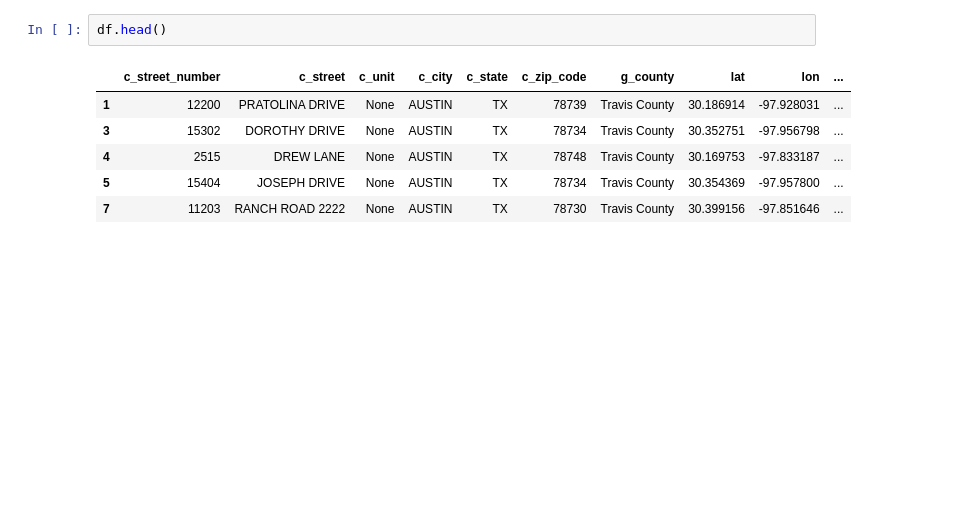
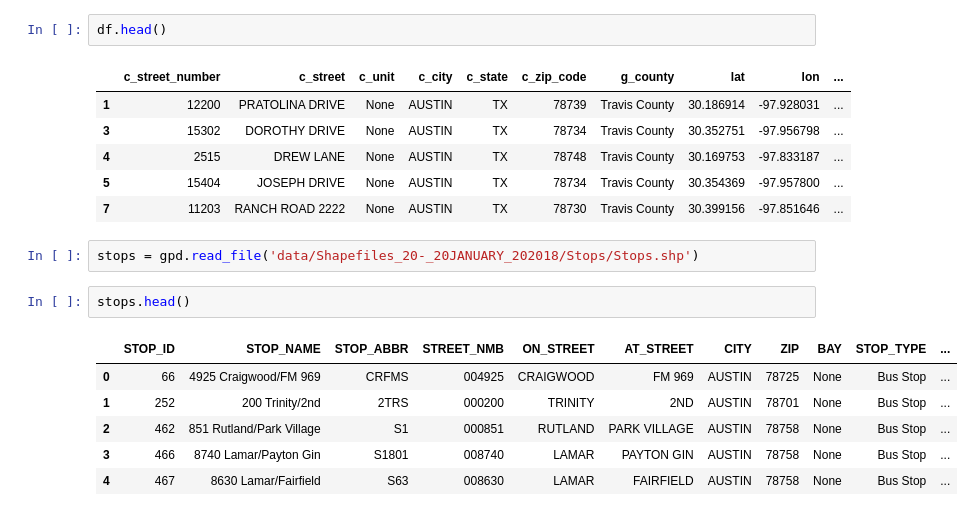
Before and after one commit to AustinMadert/real_estate_opportunity_lih, a Jupyter notebook: geoplotting_cont.ipynb, the cells around one changed output. Saved outputs shown, nothing was run; the diff lists cells and outputs as text; blank space fills up the shorter version.

```diff
--- a/geoplotting_cont.ipynb
+++ b/geoplotting_cont.ipynb
@@ -24,3 +25,14 @@ df.head()
 | 4 | 2515 | DREW LANE | None | AUSTIN | TX | 78748 | Travis County | 30.169753 | -97.833187 | ... |
 | 5 | 15404 | JOSEPH DRIVE | None | AUSTIN | TX | 78734 | Travis County | 30.354369 | -97.957800 | ... |
 | 7 | 11203 | RANCH ROAD 2222 | None | AUSTIN | TX | 78730 | Travis County | 30.399156 | -97.851646 | ... |
+# %%
+stops = gpd.read_file('data/Shapefiles_20-_20JANUARY_202018/Stops/Stops.shp')
+# %%
+stops.head()
+# %% [output]
+|  | STOP_ID | STOP_NAME | STOP_ABBR | STREET_NMB | ON_STREET | AT_STREET | CITY | ZIP | BAY | STOP_TYPE | ... |
+| 0 | 66 | 4925 Craigwood/FM 969 | CRFMS | 004925 | CRAIGWOOD | FM 969 | AUSTIN | 78725 | None | Bus Stop | ... |
+| 1 | 252 | 200 Trinity/2nd | 2TRS | 000200 | TRINITY | 2ND | AUSTIN | 78701 | None | Bus Stop | ... |
+| 2 | 462 | 851 Rutland/Park Village | S1 | 000851 | RUTLAND | PARK VILLAGE | AUSTIN | 78758 | None | Bus Stop | ... |
+| 3 | 466 | 8740 Lamar/Payton Gin | S1801 | 008740 | LAMAR | PAYTON GIN | AUSTIN | 78758 | None | Bus Stop | ... |
+| 4 | 467 | 8630 Lamar/Fairfield | S63 | 008630 | LAMAR | FAIRFIELD | AUSTIN | 78758 | None | Bus Stop | ... |
```
Also changed, not shown: parts of 3 cells of this notebook, 1 other file.
